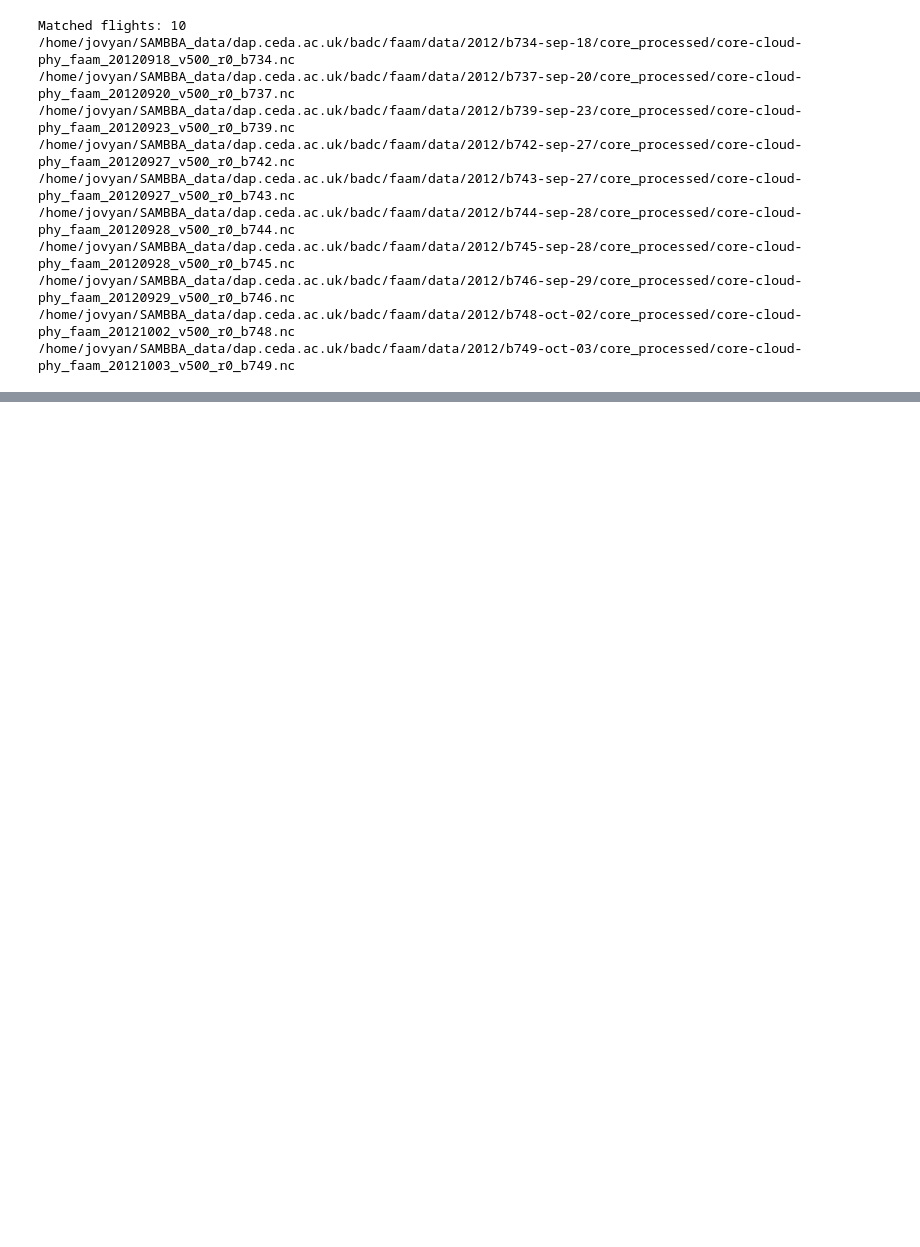
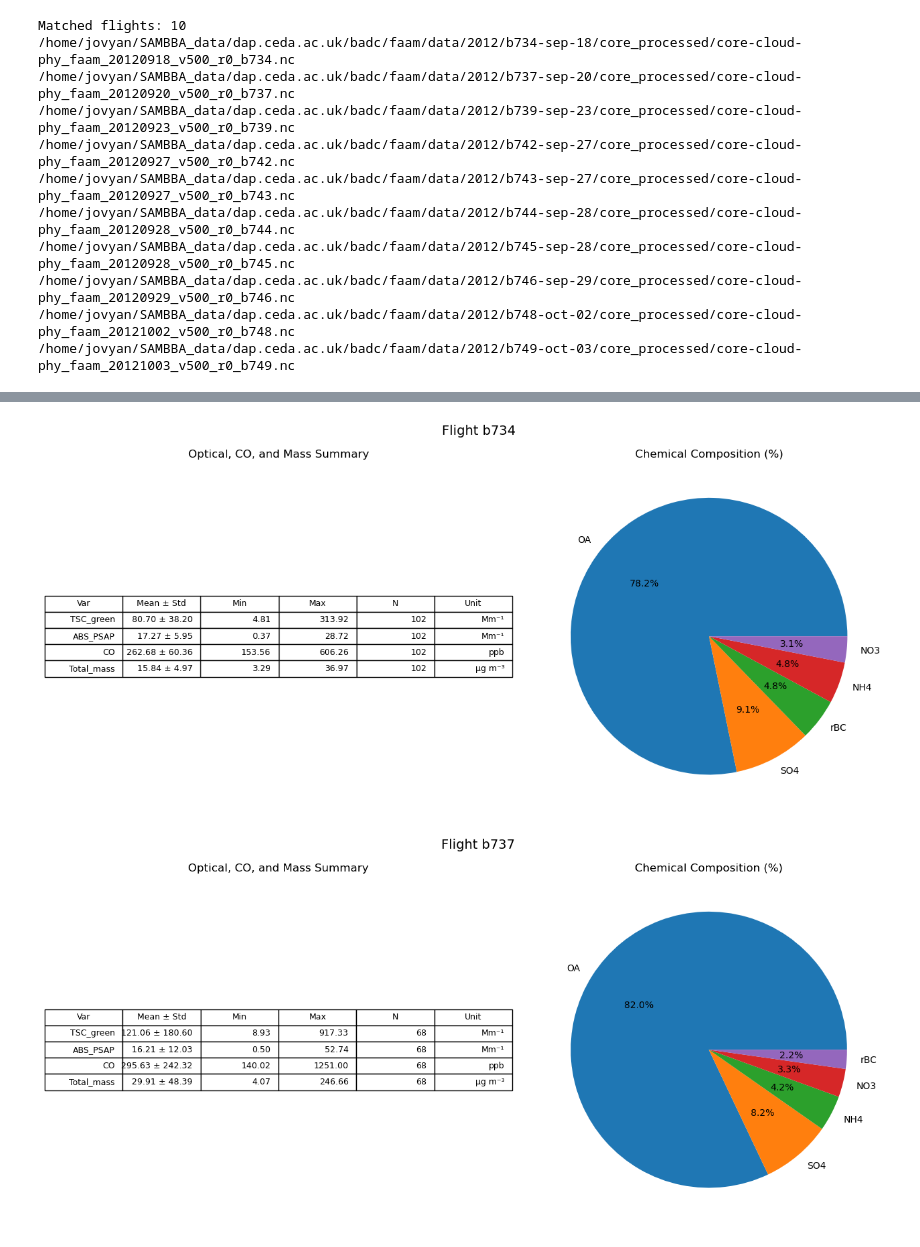
Before and after one commit to thiago-vg/SAMBBA-data-analysis, a Jupyter notebook: Scripts_modulate/Test_module_2.ipynb, the cells around one changed output, grey strips where cells are left out. Cells and saved outputs as stored; diff of their text form; code cells hidden in the pictures; blank space fills up the shorter version.

```diff
--- a/Scripts_modulate/Test_module_2.ipynb
+++ b/Scripts_modulate/Test_module_2.ipynb
@@ -40,11 +47,11 @@ for flight in flights:
 
     # First find common times between neph and AMS
     #common_times = np.intersect1d(out.neph_resampled_time, out.ams_resampled_time)
-
+    #print(out.ams.time.values)
     # Then intersect with AMS and core
-    common_times = np.intersect1d(out.core_resampled_time, out.ams_resampled_time)
+    common_times = np.intersect1d(out.core.data_point.values, out.ams.time.values)
     # Then intersect with SP2
-    common_times = np.intersect1d(common_times, out.sp2_resampled_time)
+    common_times = np.intersect1d(common_times, out.sp2.time.values)
 
     #print(f"Number of common timestamps: {len(common_times)}")
 
@@ -220,0 +281,15 @@ for sp2_file, ams_file, core_file, neph_file, cloud_file in zip(filtered_sp2, fi
+# %%
+flight_summaries = {}
+for flight_id, df_flight in df_clean.groupby("Flight"):
+    optical, chem = build_summary(
+        df_flight,
+        scattering_vars,
+        absorption_vars,
+        other_vars,
+        chemistry_vars
+    )
+
+    flight_summaries[flight_id] = {
+        "optical": optical,
+        "chemistry": chem
+    }
@@ -220,0 +385,11 @@ for sp2_file, ams_file, core_file, neph_file, cloud_file in zip(filtered_sp2, fi
+# %%
+for flight_id, data in flight_summaries.items():
+
+    plot_summary(
+        data["optical"],
+        data["chemistry"],
+        title=f"Flight {flight_id}"
+    )
+# %% [output]
+[figure, added]
+[figure, added]
```
Also changed, not shown: parts of 14 cells of this notebook.
